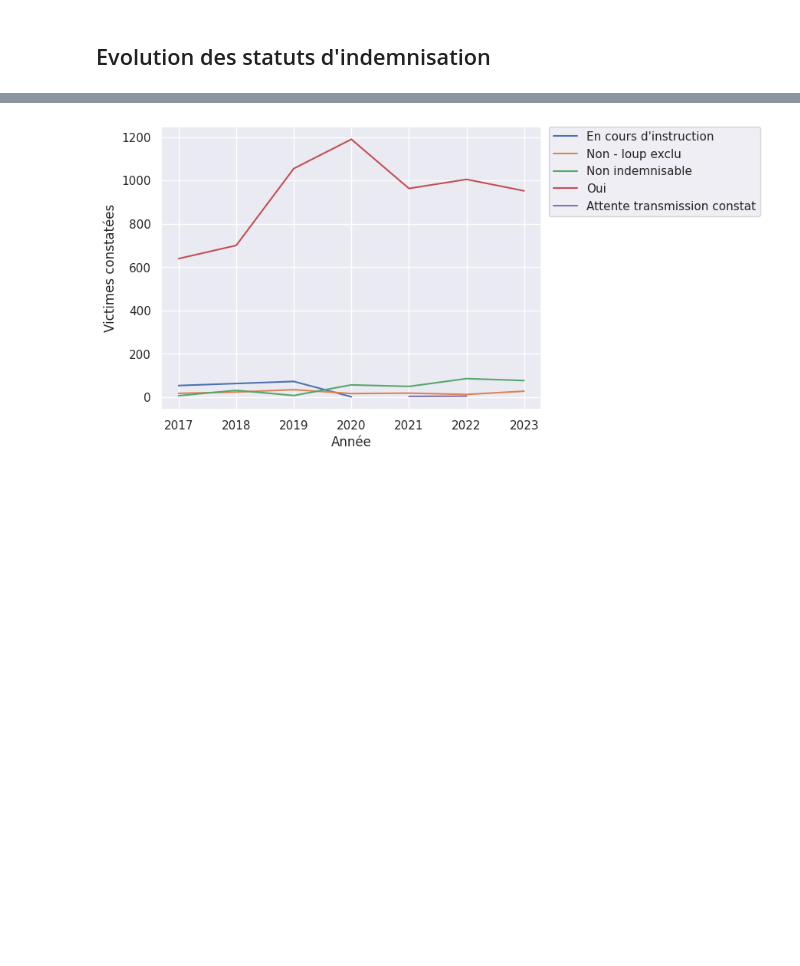
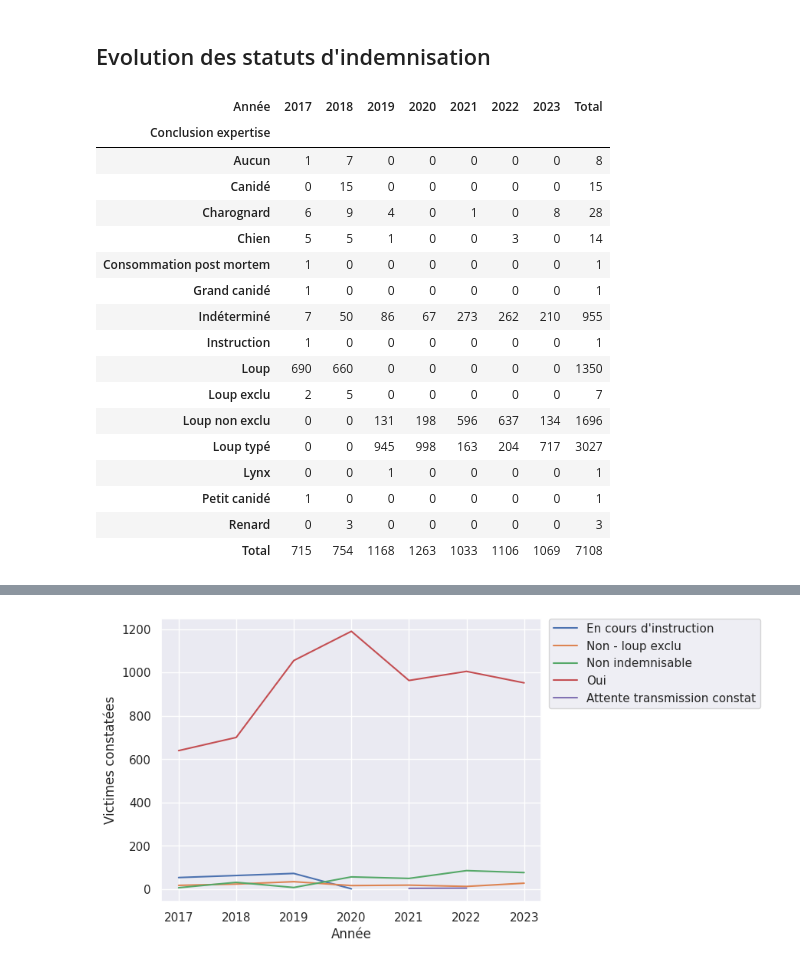
Before and after one commit to dthonon/pna_loup_suivi, a Jupyter notebook: notebook/Analyse-38.ipynb, the cells around one changed output, grey strips where cells are left out. Drawn from its saved outputs; the diff is of its cells as text; code cells hidden in the pictures; blank space fills up the shorter version.

```diff
--- a/notebook/Analyse-38.ipynb
+++ b/notebook/Analyse-38.ipynb
@@ -70,2 +73,32 @@ sorted(constats.Secteur.unique())
 # %% [markdown]
 ## Evolution des statuts d'indemnisation
+# %%
+pd.pivot_table(
+    constats,
+    values="Victimes constatées",
+    index="Conclusion expertise",
+    columns="Année",
+    aggfunc="sum",
+    fill_value=0,
+    margins=True,
+    margins_name="Total",
+)
+# %% [output]
+| Année | 2017 | 2018 | 2019 | 2020 | 2021 | 2022 | 2023 | Total |
+| Conclusion expertise |  |  |  |  |  |  |  |  |
+| Aucun | 1 | 7 | 0 | 0 | 0 | 0 | 0 | 8 |
+| Canidé | 0 | 15 | 0 | 0 | 0 | 0 | 0 | 15 |
+| Charognard | 6 | 9 | 4 | 0 | 1 | 0 | 8 | 28 |
+| Chien | 5 | 5 | 1 | 0 | 0 | 3 | 0 | 14 |
+| Consommation post mortem | 1 | 0 | 0 | 0 | 0 | 0 | 0 | 1 |
+| Grand canidé | 1 | 0 | 0 | 0 | 0 | 0 | 0 | 1 |
+| Indéterminé | 7 | 50 | 86 | 67 | 273 | 262 | 210 | 955 |
+| Instruction | 1 | 0 | 0 | 0 | 0 | 0 | 0 | 1 |
+| Loup | 690 | 660 | 0 | 0 | 0 | 0 | 0 | 1350 |
+| Loup exclu | 2 | 5 | 0 | 0 | 0 | 0 | 0 | 7 |
+| Loup non exclu | 0 | 0 | 131 | 198 | 596 | 637 | 134 | 1696 |
+| Loup typé | 0 | 0 | 945 | 998 | 163 | 204 | 717 | 3027 |
+| Lynx | 0 | 0 | 1 | 0 | 0 | 0 | 0 | 1 |
+| Petit canidé | 1 | 0 | 0 | 0 | 0 | 0 | 0 | 1 |
+| Renard | 0 | 3 | 0 | 0 | 0 | 0 | 0 | 3 |
+| Total | 715 | 754 | 1168 | 1263 | 1033 | 1106 | 1069 | 7108 |
```
Also changed, not shown: parts of 15 cells of this notebook.
